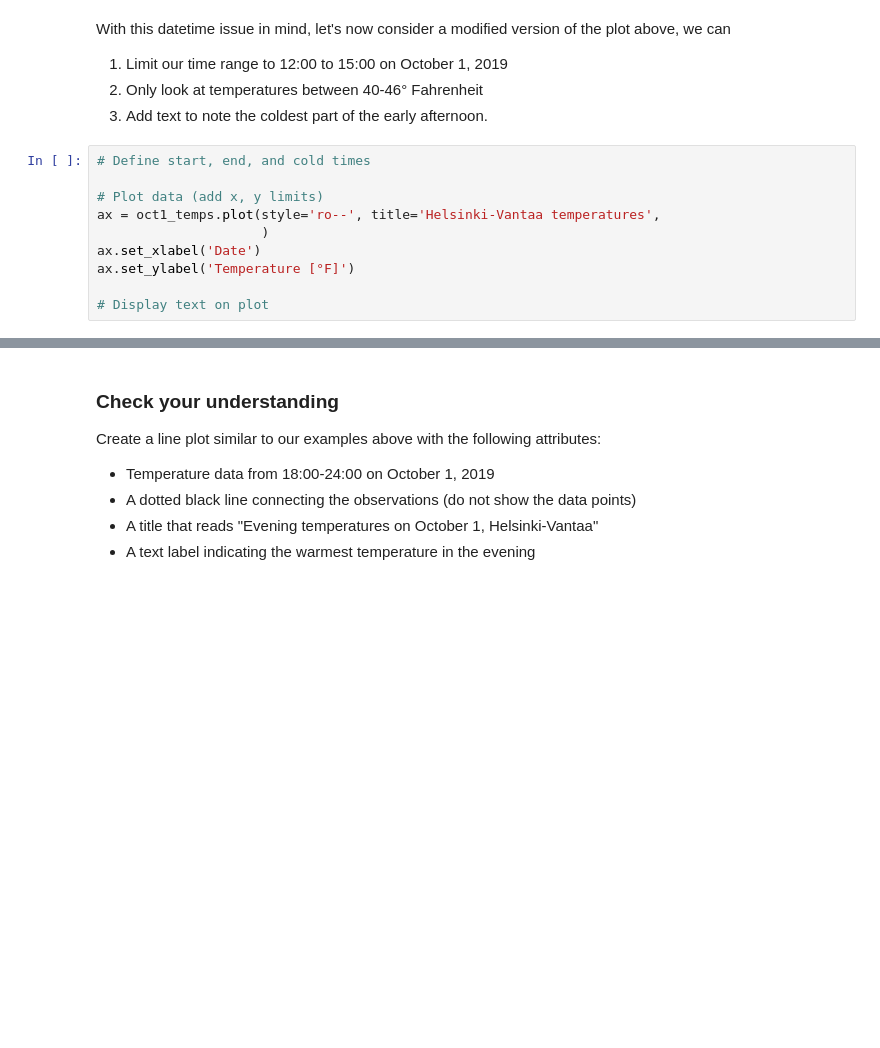
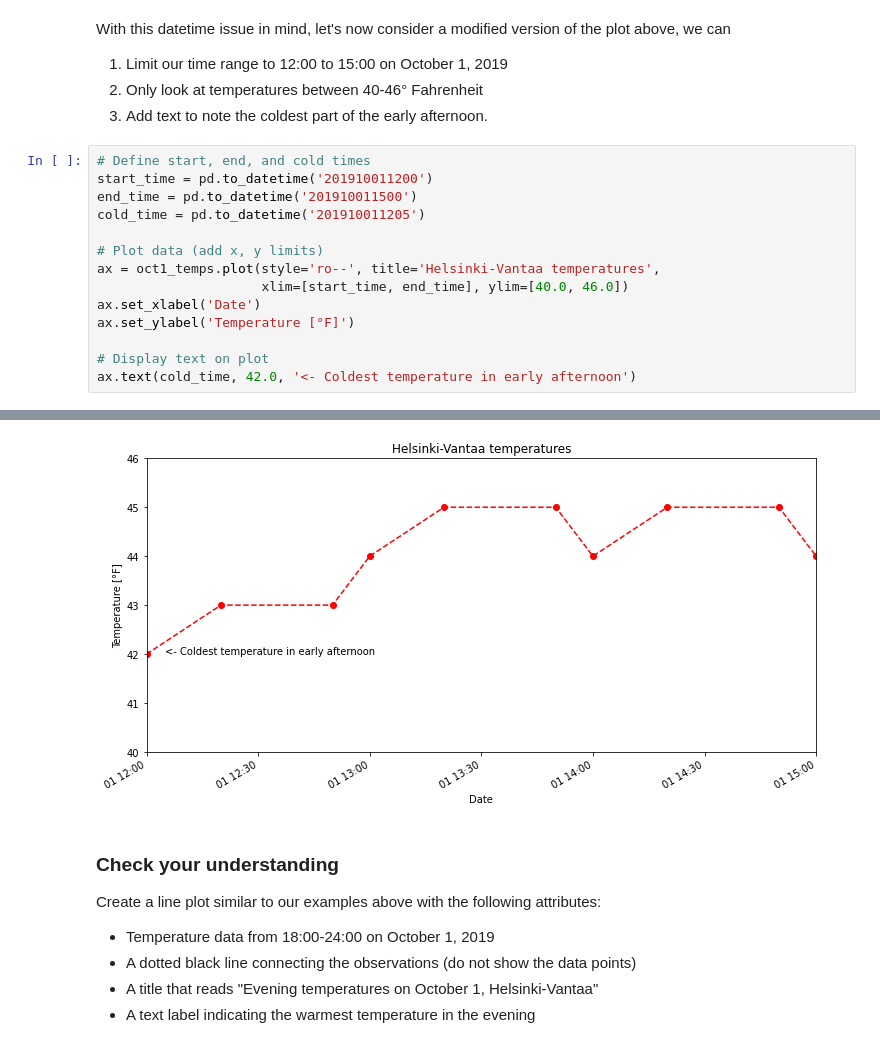
Before and after one commit to arr678/Hels-L7, a Jupyter notebook: L7/matplotlib.ipynb, the cells around one changed output, grey strips where cells are left out. Drawn from its saved outputs; the diff is of its cells as text; blank space fills up the shorter version.

```diff
--- a/L7/matplotlib.ipynb
+++ b/L7/matplotlib.ipynb
@@ -219,11 +275,16 @@ With this datetime issue in mind, let's now consider a modified version of the p
 3. Add text to note the coldest part of the early afternoon.
 # %%
 # Define start, end, and cold times
+start_time = pd.to_datetime('201910011200')
+end_time = pd.to_datetime('201910011500')
+cold_time = pd.to_datetime('201910011205')
 
 # Plot data (add x, y limits)
 ax = oct1_temps.plot(style='ro--', title='Helsinki-Vantaa temperatures',
-                     )
+                     xlim=[start_time, end_time], ylim=[40.0, 46.0])
 ax.set_xlabel('Date')
 ax.set_ylabel('Temperature [°F]')
 
 # Display text on plot
+ax.text(cold_time, 42.0, '<- Coldest temperature in early afternoon')
+# %% [output]
@@ -230,3 +292,4 @@ ax.set_ylabel('Temperature [°F]')
+[figure, added]
 # %% [markdown]
 ### Check your understanding
 
```
Also changed, not shown: parts of 10 cells of this notebook.
